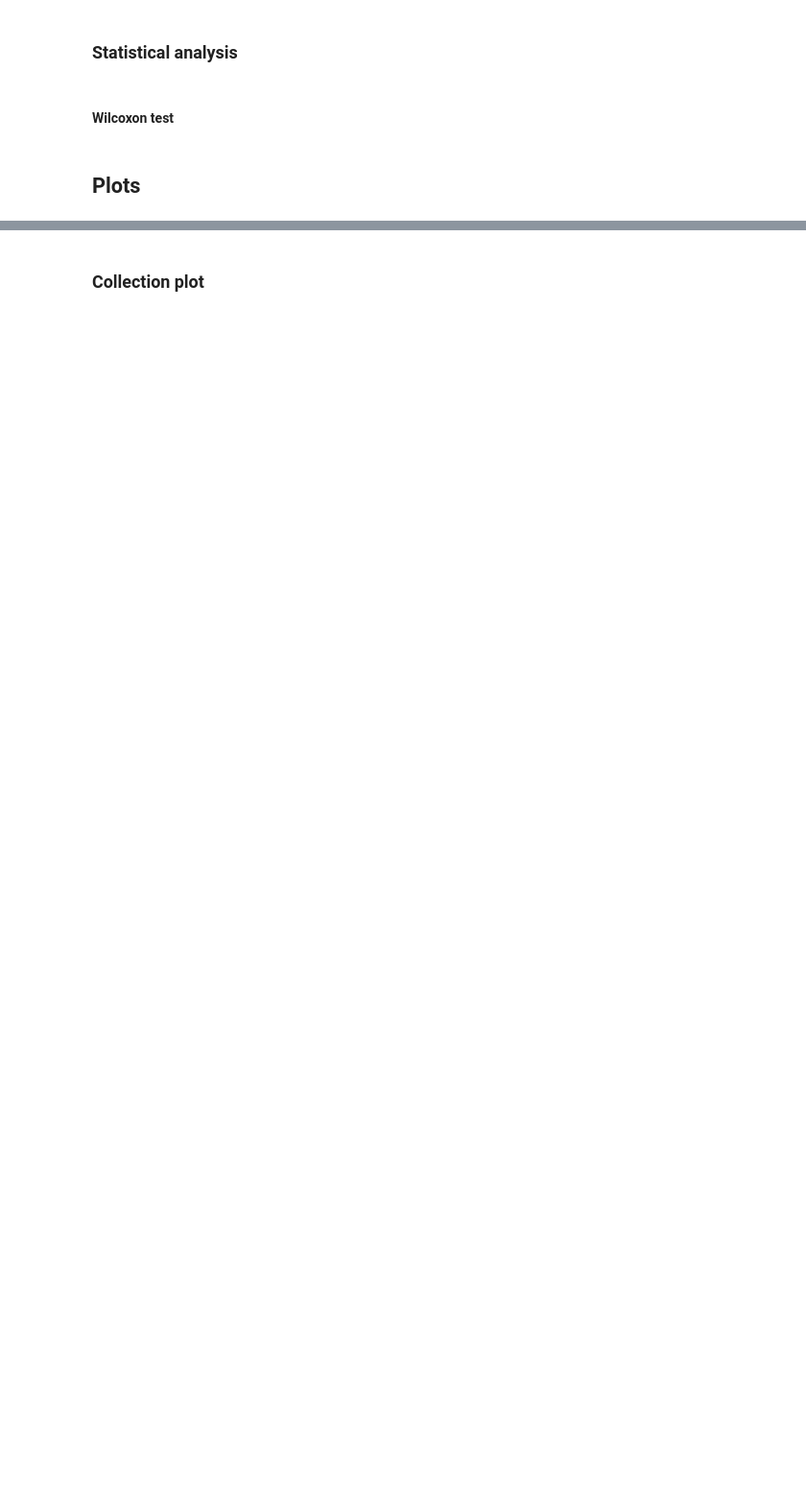
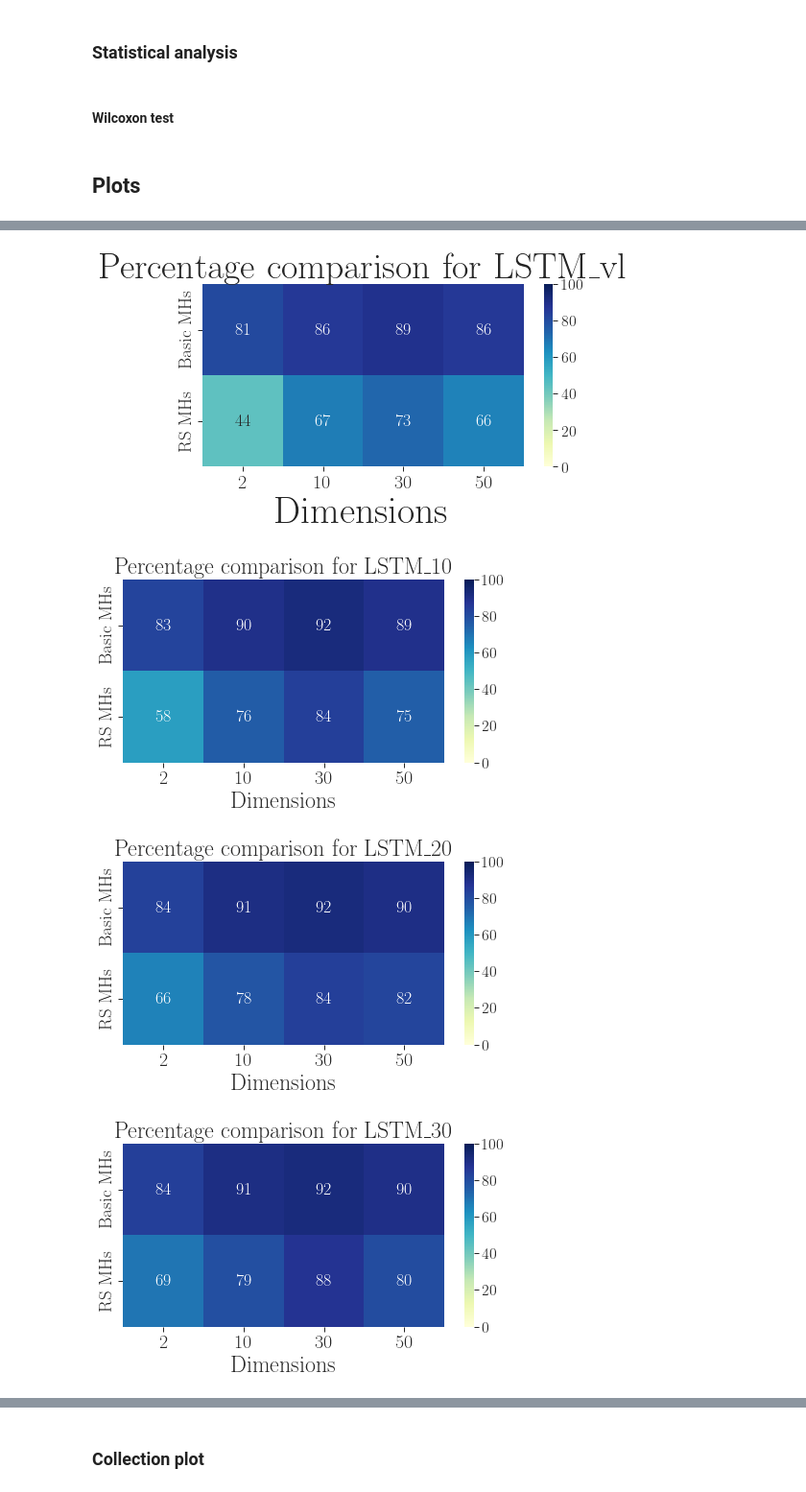
Before and after one commit to jose-tapia/nn-hh-umhs-cec22, a Jupyter notebook: processing_results_nnhh.ipynb, the cells around one changed output, grey strips where cells are left out. Shown at 96% size. Cells and saved outputs as stored; diff of their text form; code cells hidden in the pictures; blank space fills up the shorter version.

```diff
--- a/processing_results_nnhh.ipynb
+++ b/processing_results_nnhh.ipynb
@@ -644,0 +324,46 @@ for exp_idA in exp_ids:
+# %%
+# Comparison of experiments against basic MH and uMH30
+success_table_basic = full_table.groupby(['ID', 'Dim'])['successRate'].mean()
+success_table_uMH30 = full_table.groupby(['ID', 'Dim'])['successRateUMH30'].mean()
+table_bydim_basic = success_table_basic.reset_index().set_index('Dim')
+table_bydim_uMH30 = success_table_uMH30.reset_index().set_index('Dim')
+
+exp_ids_dict = dict()
+exp_avgs_dict = dict({
+    'Basic MHs': [],
+    'RS MHs': []
+})
+for exp_id in exp_ids:
+    # Retrieve rates
+    exp_ids_dict['Basic MHs'] = list(table_bydim_basic[table_bydim_basic['ID'] == exp_id]['successRate']*100)
+    exp_ids_dict['RS MHs'] = list(table_bydim_uMH30[table_bydim_uMH30['ID'] == exp_id]['successRateUMH30']*100)
+
+    avg_mh = np.average(exp_ids_dict['Basic MHs'])
+    avg_rs = np.average(exp_ids_dict['RS MHs'])
+    exp_avgs_dict['Basic MHs'].append(avg_mh)
+    exp_avgs_dict['RS MHs'].append(avg_rs)
+    # Convert to DF
+    df_exp = pd.DataFrame(exp_ids_dict, index=exp_dims)
+    df_exp = df_exp.rename_axis('Dimensions')
+    df_exp = df_exp.T
+    # Plot
+    fig, ax = plt.subplots(figsize=(7.5,3.5))
+    fig.subplots_adjust()
+    sns.heatmap(df_exp, vmin=0, vmax=100, annot=True,  cmap="YlGnBu")
+    plt.title(f'Percentage comparison for {exp_id}')
+    plt.rcParams['axes.labelsize'] = 24
+    plt.rcParams['axes.titlesize'] = 24
+    plt.xticks(fontsize=20)
+    plt.yticks(fontsize=19)
+
+    if is_saving:
+        id_text = exp_id.replace('\\', '')
+        plt.savefig(figures_folder  +  f'{id_text}_Percentage_cmp_BMH_UMH30.' + saving_format,
+                format=saving_format, dpi=333, bbox_inches="tight", transparent=True)
+    if show_plots:
+        plt.show()
+# %% [output]
+[figure, added]
+[figure, added]
+[figure, added]
+[figure, added]
```
Also changed, not shown: parts of 121 cells of this notebook, 42 other files.
